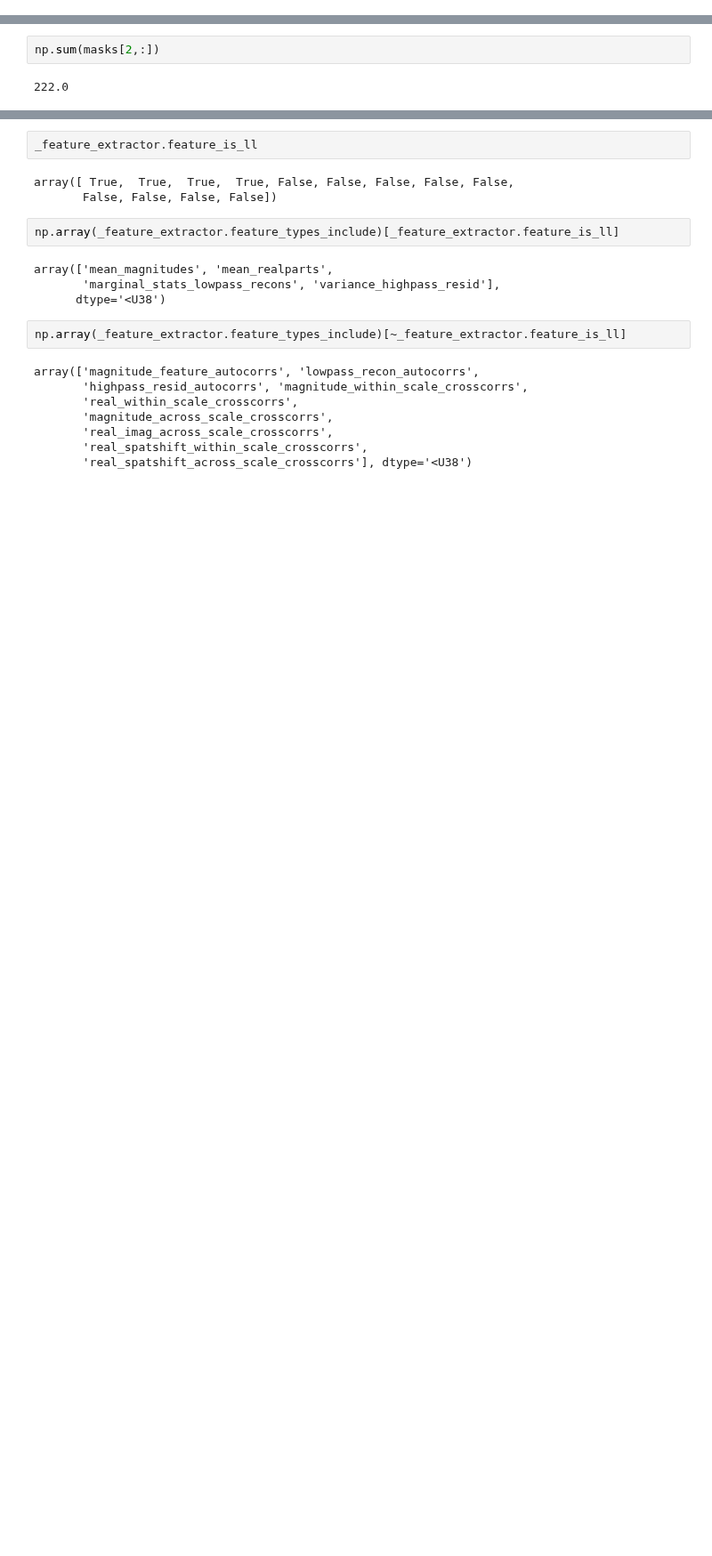
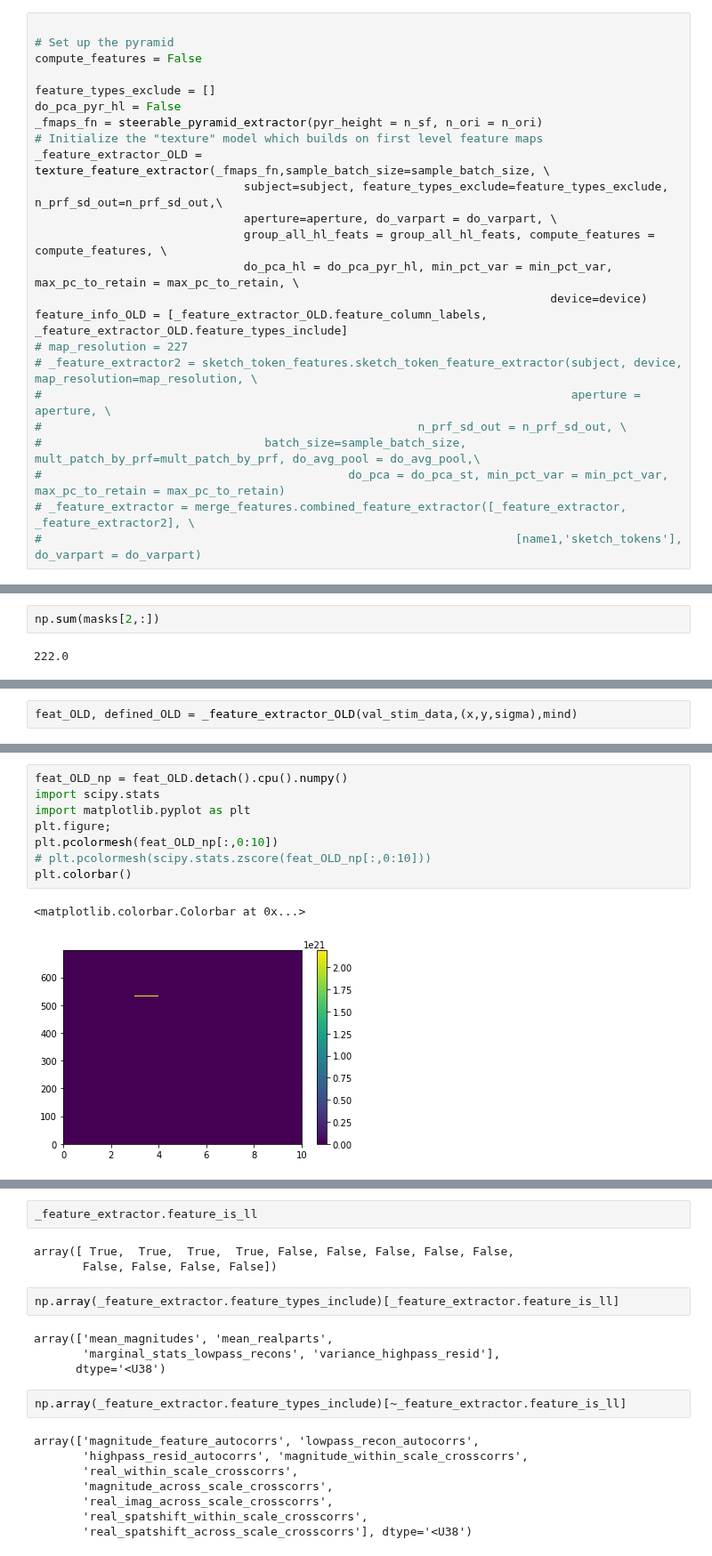
Before and after one commit to mmhenderson/modfit, a Jupyter notebook: notebooks/testing/test_fitting.ipynb, the cells around one changed output, grey strips where cells are left out. Shown at 89% size. Drawn from its saved outputs; the diff is of its cells as text; blank space fills up the shorter version.

```diff
--- a/notebooks/testing/test_fitting.ipynb
+++ b/notebooks/testing/test_fitting.ipynb
@@ -174,2 +166,26 @@ Grouping higher level features:
  'real_spatshift_within_scale_crosscorrs'
  'real_spatshift_across_scale_crosscorrs']
+# %%
+
+# Set up the pyramid
+compute_features = False
+
+feature_types_exclude = []
+do_pca_pyr_hl = False
+_fmaps_fn = steerable_pyramid_extractor(pyr_height = n_sf, n_ori = n_ori)
+# Initialize the "texture" model which builds on first level feature maps
+_feature_extractor_OLD = texture_feature_extractor(_fmaps_fn,sample_batch_size=sample_batch_size, \
+                              subject=subject, feature_types_exclude=feature_types_exclude, n_prf_sd_out=n_prf_sd_out,\
+                              aperture=aperture, do_varpart = do_varpart, \
+                              group_all_hl_feats = group_all_hl_feats, compute_features = compute_features, \
+                              do_pca_hl = do_pca_pyr_hl, min_pct_var = min_pct_var, max_pc_to_retain = max_pc_to_retain, \
+                                                                          device=device)
+feature_info_OLD = [_feature_extractor_OLD.feature_column_labels, _feature_extractor_OLD.feature_types_include]
+# map_resolution = 227
+# _feature_extractor2 = sketch_token_features.sketch_token_feature_extractor(subject, device, map_resolution=map_resolution, \
+#                                                                            aperture = aperture, \
+#                                                      n_prf_sd_out = n_prf_sd_out, \
+#                                batch_size=sample_batch_size, mult_patch_by_prf=mult_patch_by_prf, do_avg_pool = do_avg_pool,\
+#                                            do_pca = do_pca_st, min_pct_var = min_pct_var, max_pc_to_retain = max_pc_to_retain)
+# _feature_extractor = merge_features.combined_feature_extractor([_feature_extractor, _feature_extractor2], \
+#                                                                    [name1,'sketch_tokens'], do_varpart = do_varpart)
@@ -229,0 +261,2 @@ torch.Size([62, 265])
+# %%
+feat_OLD, defined_OLD = _feature_extractor_OLD(val_stim_data,(x,y,sigma),mind)
@@ -229,0 +291,11 @@ torch.Size([62, 265])
+# %%
+feat_OLD_np = feat_OLD.detach().cpu().numpy()
+import scipy.stats
+import matplotlib.pyplot as plt
+plt.figure;
+plt.pcolormesh(feat_OLD_np[:,0:10])
+# plt.pcolormesh(scipy.stats.zscore(feat_OLD_np[:,0:10]))
+plt.colorbar()
+# %% [output]
+<matplotlib.colorbar.Colorbar at 0x...>
+[figure, added]
```
Also changed, not shown: parts of 60 cells of this notebook, 3 other files.
